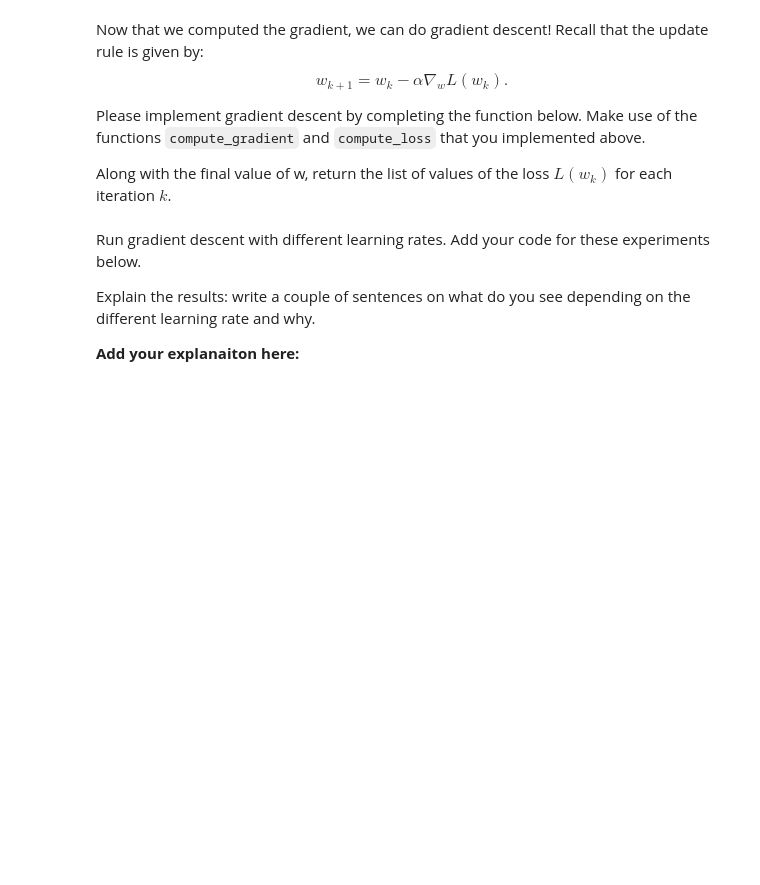
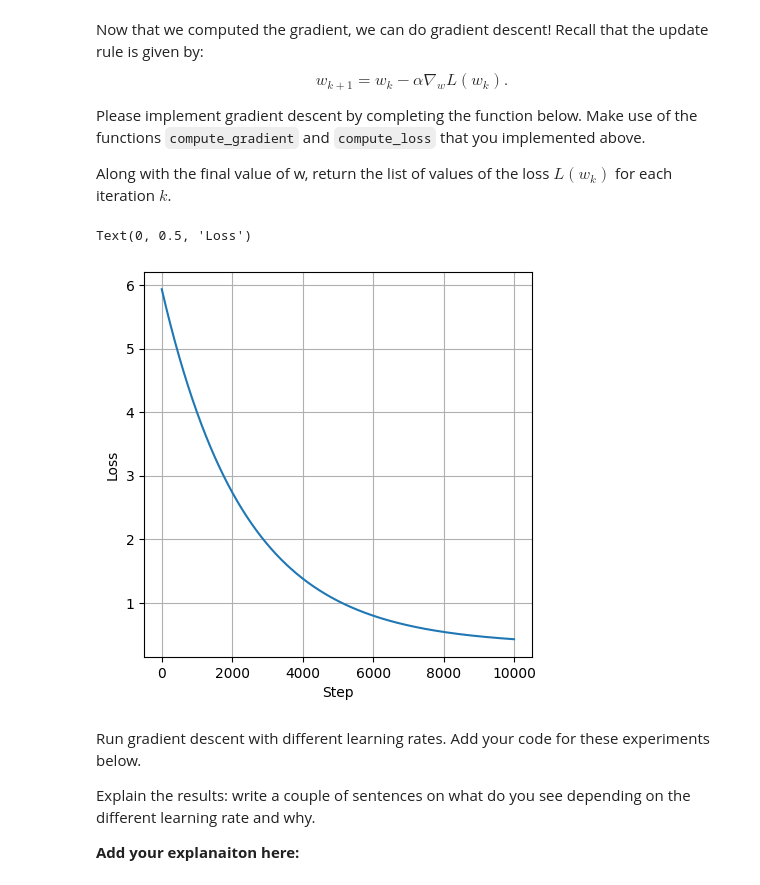
Before and after one commit to shashwatsaket46/study, a Jupyter notebook: lab3_regularization_logreg_gd.ipynb, the cells around one changed output. Saved outputs shown, nothing was run; the diff lists cells and outputs as text; code cells hidden in the pictures; blank space fills up the shorter version.

```diff
--- a/lab3_regularization_logreg_gd.ipynb
+++ b/lab3_regularization_logreg_gd.ipynb
@@ -50,6 +53,7 @@ where $n$ is the number of datapoints, $y \in \mathbb R^n$, $X \in \mathbb R^{n
 
 Complete the function below. The loss you should get is approximately 6.
 # %%
+
 def compute_loss(X, y, w, lam):
     """
     Compute the total loss for L1-regularized linear regression.
@@ -70,8 +74,14 @@ def compute_loss(X, y, w, lam):
     loss: float
         Combined MSE and L1 penalty, scalar
     """
+    # Here we need to get two different scalar, first is the Mean Squarred error and the other is the L1 penalty.
 
-    # TODO: YOUR CODE HERE!
+    n = X.shape[0]
+    y_predicted = (w.reshape(1, -1) @ X.T).flatten()
+    # Here we can calculate the y_predicted using X @ w as well.
+    mean_squarred_error = (1/n)*np.sum((y-y_predicted)**2)
+    l1_penalty = lam*np.sum(np.abs(w))
+    loss = mean_squarred_error +l1_penalty
 
     return loss
 
@@ -110,8 +124,12 @@ def compute_gradient(X, y, w, lam):
         Gradient of the loss function with respect to w
     """
     # TODO: YOUR CODE HERE!
-
-    # return gradient
+    n =X.shape[0]
+    y_predicted =X@w
+    gradient_data = (2.0/n) * (X.T@(y_predicted-y))
+    l1_term = lam*np.sign(w)
+    gradient = gradient_data +l1_term
+    return gradient
 
 
 w = np.random.randn(n_features,)
@@ -157,37 +180,39 @@ def gradient_descent(X, y, w_init, lam, alpha, num_iter=10000
     num_iter: int
       number of iterations of gradient decent to run
 
     Returns:
     --------
     w_final : numpy.ndarray of shape (d,)
         Final value of parameters w
     loss_history: list[float]
         List of loss values at each iteration
     """
 
     # Initialize weights and loss history
     w = w_init.copy()  # Make a copy to avoid modifying the input
     loss_history = []
 
     # Perform gradient descent
     for i in range(num_iter):
-      # TODO: YOUR CODE HERE!
-      ...
-
+      loss_history.append(compute_loss(X,y,w,lam))
+      w-= alpha *(compute_gradient(X,y,w,lam))
     return w, loss_history
 
 
 w_init = np.ones((n_features,))
-w, loss_history = gradient_descent(X_tr, y_tr, w_init, lam=0.1, alpha=.001)
+w, loss_history = gradient_descent(X_tr, y_tr, w_init, lam=0.1, alpha=.0001)
 
 f, ax = plt.subplots(1, 1, figsize=(5, 5))
 xs = np.arange(len(loss_history))
 ys = np.array(loss_history)
 
 ax.plot(xs, ys)
 ax.grid()
 ax.set_xlabel("Step")
 ax.set_ylabel("Loss")
+# %% [output]
+Text(0, 0.5, 'Loss')
+[figure, added]
 # %% [markdown]
 Run gradient descent with different learning rates. Add your code for these experiments below.
 
```
Also changed, not shown: parts of 5 cells of this notebook.
